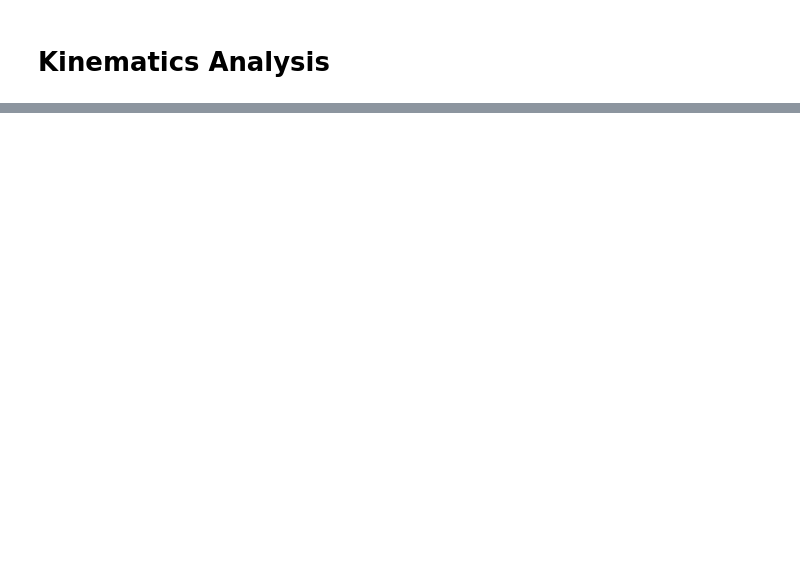
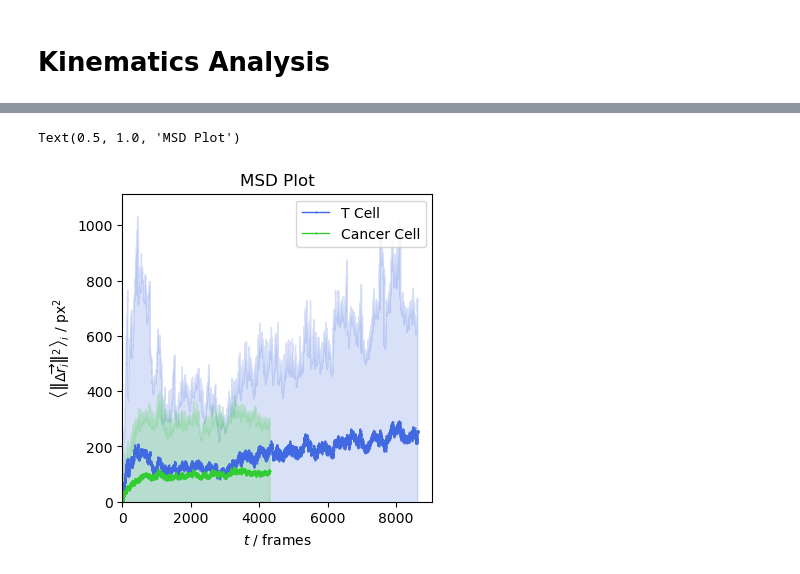
Before and after one commit to bpi-oxford/Cytotoxicity-Pipeline, a Jupyter notebook: notebooks/example_6.ipynb, the cells around one changed output, grey strips where cells are left out. Saved outputs shown, nothing was run; the diff lists cells and outputs as text; code cells hidden in the pictures; blank space fills up the shorter version.

Commit message:
kinematics

```diff
--- a/notebooks/example_6.ipynb
+++ b/notebooks/example_6.ipynb
@@ -676,0 +45,3 @@ for t_id in tqdm(range(2000)):
+# %%
+tracks_df_filtered_tcell = cal_kinematics(tracks_df_filtered_tcell.partitions[:])
+tracks_df_filtered_tcell.head()
@@ -676,0 +75,3 @@ for t_id in tqdm(range(2000)):
+# %%
+tracks_df_filtered_cancer = cal_kinematics(tracks_df_filtered_cancer.partitions[:])
+tracks_df_filtered_cancer.head()
@@ -676,0 +113,3 @@ for t_id in tqdm(range(2000)):
+# %%
+msd_tcell = cal_msd(tracks_df_filtered_tcell)
+msd_tcell.head()
@@ -676,0 +129,3 @@ for t_id in tqdm(range(2000)):
+# %%
+msd_cancer = cal_msd(tracks_df_filtered_cancer)
+msd_cancer.head()
@@ -676,0 +145,16 @@ for t_id in tqdm(range(2000)):
+# %%
+fig, axs = plt.subplots(1,1,figsize=(4,4))
+axs.plot(msd_tcell.frame,msd_tcell.msd, marker='.', linestyle='-', color='royalblue', linewidth=1, markersize=1 , label="T Cell")
+axs.fill_between(msd_tcell.frame, msd_tcell.msd - msd_tcell.sd, msd_tcell.msd + msd_tcell.sd, color='royalblue', alpha=0.2)
+axs.plot(msd_cancer.frame,msd_cancer.msd, marker='.', linestyle='-', color='limegreen', linewidth=1, markersize=1 , label="Cancer Cell")
+axs.fill_between(msd_cancer.frame, msd_cancer.msd - msd_cancer.sd, msd_cancer.msd + msd_cancer.sd, color='limegreen', alpha=0.2)
+axs.legend()
+axs.set_xlim(xmin=0)
+axs.set_ylim(ymin=0)
+axs.set_xlabel(r'$t$ / frames')
+axs.set_ylabel(r'$\left\langle\left\| \Delta \overrightarrow{r}_i \right\|^2 \right\rangle_i $ / px$^2$')
+axs.set_title("MSD Plot")
+# axs.grid(True)
+# %% [output]
+Text(0.5, 1.0, 'MSD Plot')
+[figure, added]
```
Also changed, not shown: parts of 66 cells of this notebook, 2 other files.
